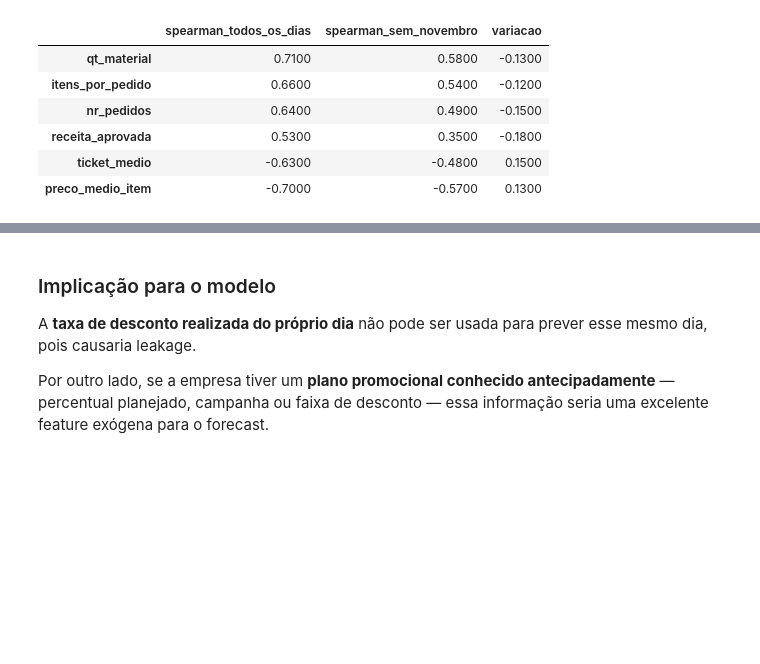
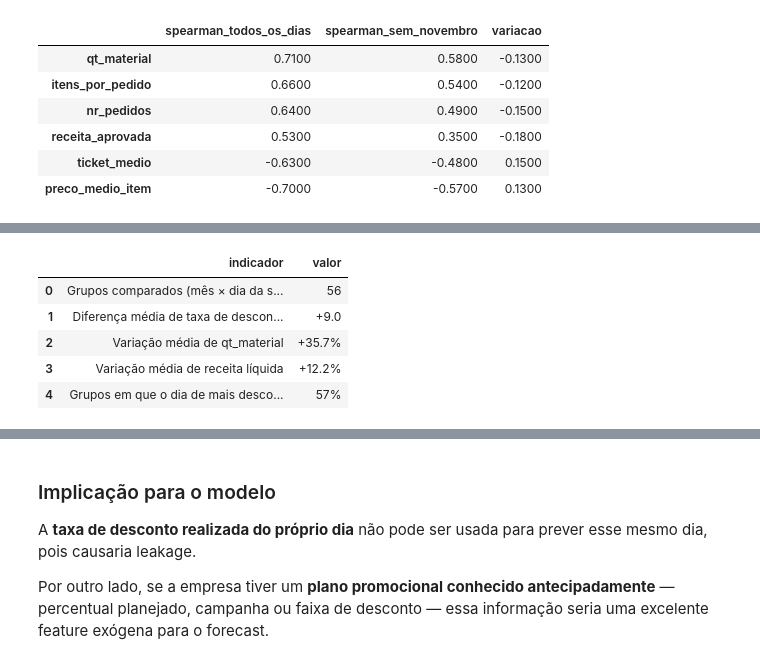
Before and after one commit to guisoares10/Projeto-GB, a Jupyter notebook: notebooks/01_eda_data_quality.ipynb, the cells around one changed output, grey strips where cells are left out. Saved outputs shown, nothing was run; the diff lists cells and outputs as text; code cells hidden in the pictures; blank space fills up the shorter version.

```diff
--- a/notebooks/01_eda_data_quality.ipynb
+++ b/notebooks/01_eda_data_quality.ipynb
@@ -1401,0 +1277,42 @@ plt.show()
+# %%
+gemeos = base_sem_bf.copy()
+gemeos["desconto_alto"] = (
+    gemeos.groupby(["mes", "dia_semana"])["taxa_desconto_pp"]
+    .transform(lambda taxa: taxa > taxa.median())
+)
+
+pares = (
+    gemeos
+    .groupby(["mes", "dia_semana", "desconto_alto"])
+    .agg(
+        taxa_desconto_pp=("taxa_desconto_pp", "mean"),
+        qt_material=("qt_material", "mean"),
+        receita_aprovada=("receita_aprovada", "mean"),
+    )
+    .unstack("desconto_alto")
+    .dropna()
+)
+
+display(pd.DataFrame({
+    "indicador": [
+        "Grupos comparados (mês × dia da semana)",
+        "Diferença média de taxa de desconto (p.p.)",
+        "Variação média de qt_material",
+        "Variação média de receita líquida",
+        "Grupos em que o dia de mais desconto teve mais receita líquida",
+    ],
+    "valor": [
+        len(pares),
+        f"+{(pares[('taxa_desconto_pp', True)] - pares[('taxa_desconto_pp', False)]).mean():.1f}",
+        f"{(pares[('qt_material', True)] / pares[('qt_material', False)] - 1).mean():+.1%}",
+        f"{(pares[('receita_aprovada', True)] / pares[('receita_aprovada', False)] - 1).mean():+.1%}",
+        f"{(pares[('receita_aprovada', True)] > pares[('receita_aprovada', False)]).mean():.0%}",
+    ],
+}))
+# %% [output]
+|  | indicador | valor |
+| 0 | Grupos comparados (mês × dia da s... | 56 |
+| 1 | Diferença média de taxa de descon... | +9.0 |
+| 2 | Variação média de qt_material | +35.7% |
+| 3 | Variação média de receita líquida | +12.2% |
+| 4 | Grupos em que o dia de mais desco... | 57% |
```
Also changed, not shown: parts of 15 cells of this notebook.
